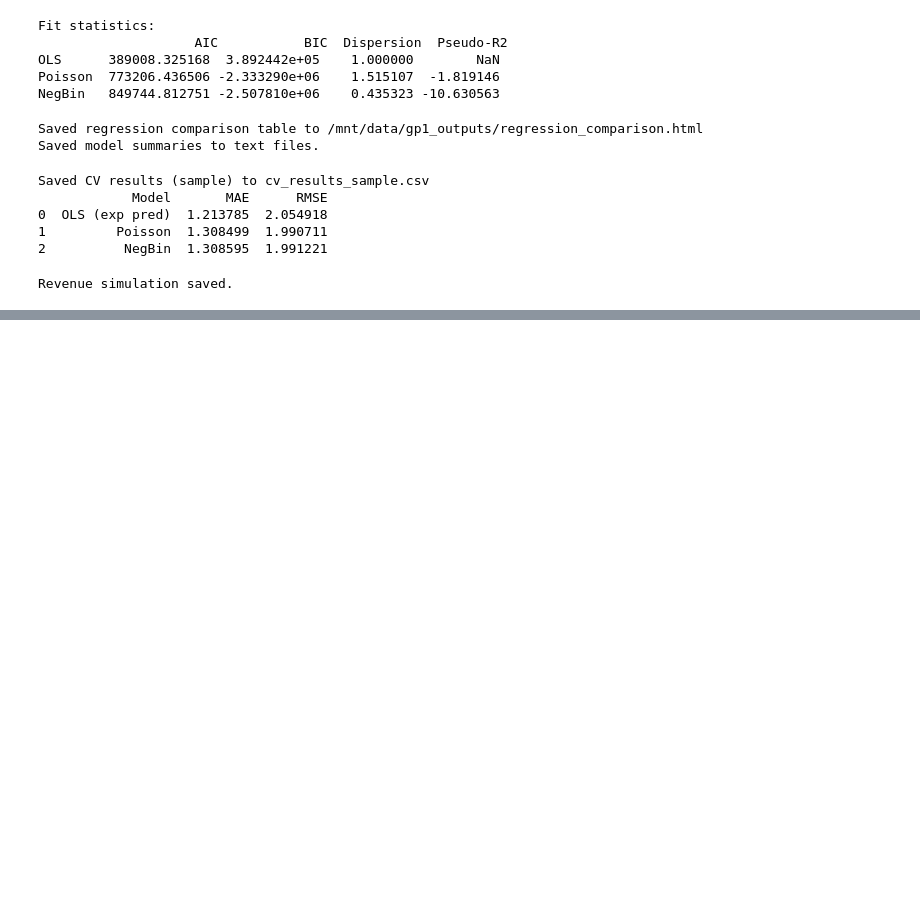
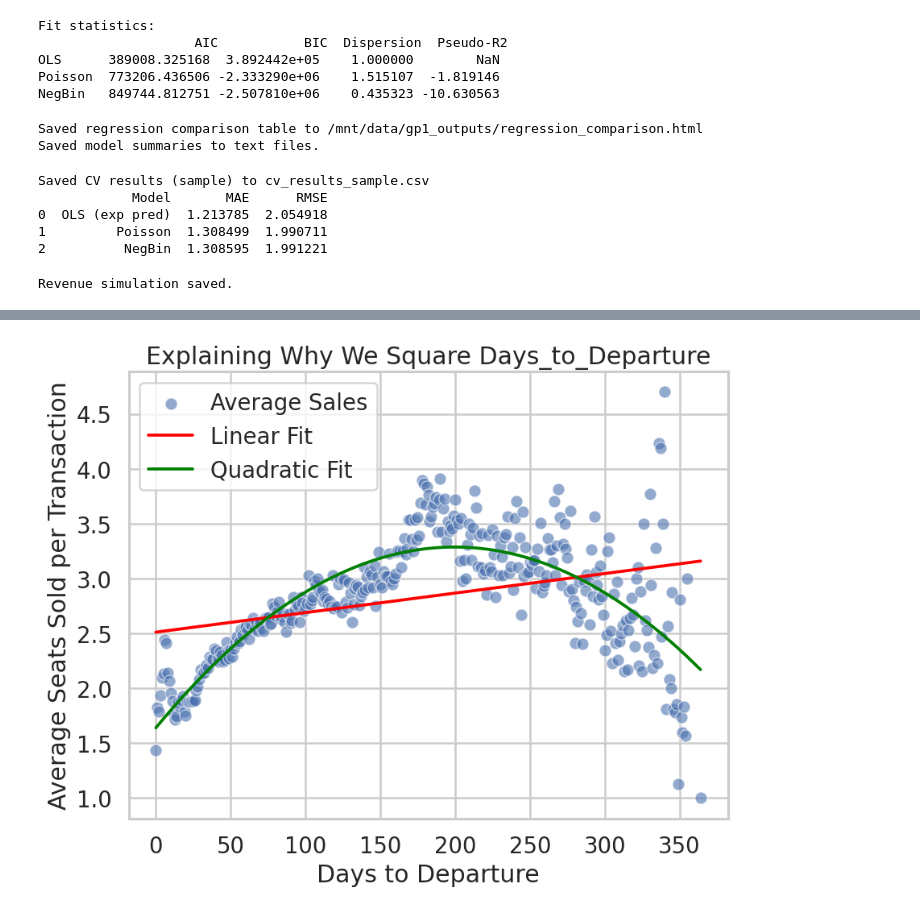
Before and after one commit to sanyarajpal13/Models, a Jupyter notebook: Models_Finetuned.ipynb, the cells around one changed output, grey strips where cells are left out. Drawn from its saved outputs; the diff is of its cells as text; code cells hidden in the pictures; blank space fills up the shorter version.

```diff
--- a/Models_Finetuned.ipynb
+++ b/Models_Finetuned.ipynb
@@ -572,0 +570,41 @@ All done. Output files are in folder: /mnt/data/gp1_outputs
+# %%
+import matplotlib.pyplot as plt
+import seaborn as sns
+import numpy as np
+import pandas as pd
+from sklearn.linear_model import LinearRegression
+
+# Use the transaction-level data
+df_plot = df.copy()
+
+# Make sure we have the correct variables
+df_plot['days_to_departure'] = df_plot['days_to_departure'].astype(int)
+df_plot['num_seats_total'] = df_plot['num_seats_total'].astype(int)
+
+# 1. Aggregate: average seats sold by booking horizon
+avg_sales = df_plot.groupby('days_to_departure')['num_seats_total'].mean().reset_index()
+
+X = avg_sales[['days_to_departure']].values
+y = avg_sales['num_seats_total'].values
+
+# 2. Linear regression
+lin_model = LinearRegression().fit(X, y)
+y_lin_pred = lin_model.predict(X)
+
+# 3. Quadratic regression
+X_quad = np.column_stack((X, X**2))
+quad_model = LinearRegression().fit(X_quad, y)
+y_quad_pred = quad_model.predict(X_quad)
+
+# 4. Plot
+plt.figure(figsize=(8,6))
+sns.scatterplot(x='days_to_departure', y='num_seats_total', data=avg_sales, label="Average Sales", alpha=0.6)
+plt.plot(avg_sales['days_to_departure'], y_lin_pred, color="red", label="Linear Fit")
+plt.plot(avg_sales['days_to_departure'], y_quad_pred, color="green", label="Quadratic Fit")
+plt.xlabel("Days to Departure")
+plt.ylabel("Average Seats Sold per Transaction")
+plt.title("Explaining Why We Square Days_to_Departure")
+plt.legend()
+plt.show()
+# %% [output]
+[figure, added]
```
Also changed, not shown: parts of 6 cells of this notebook.
